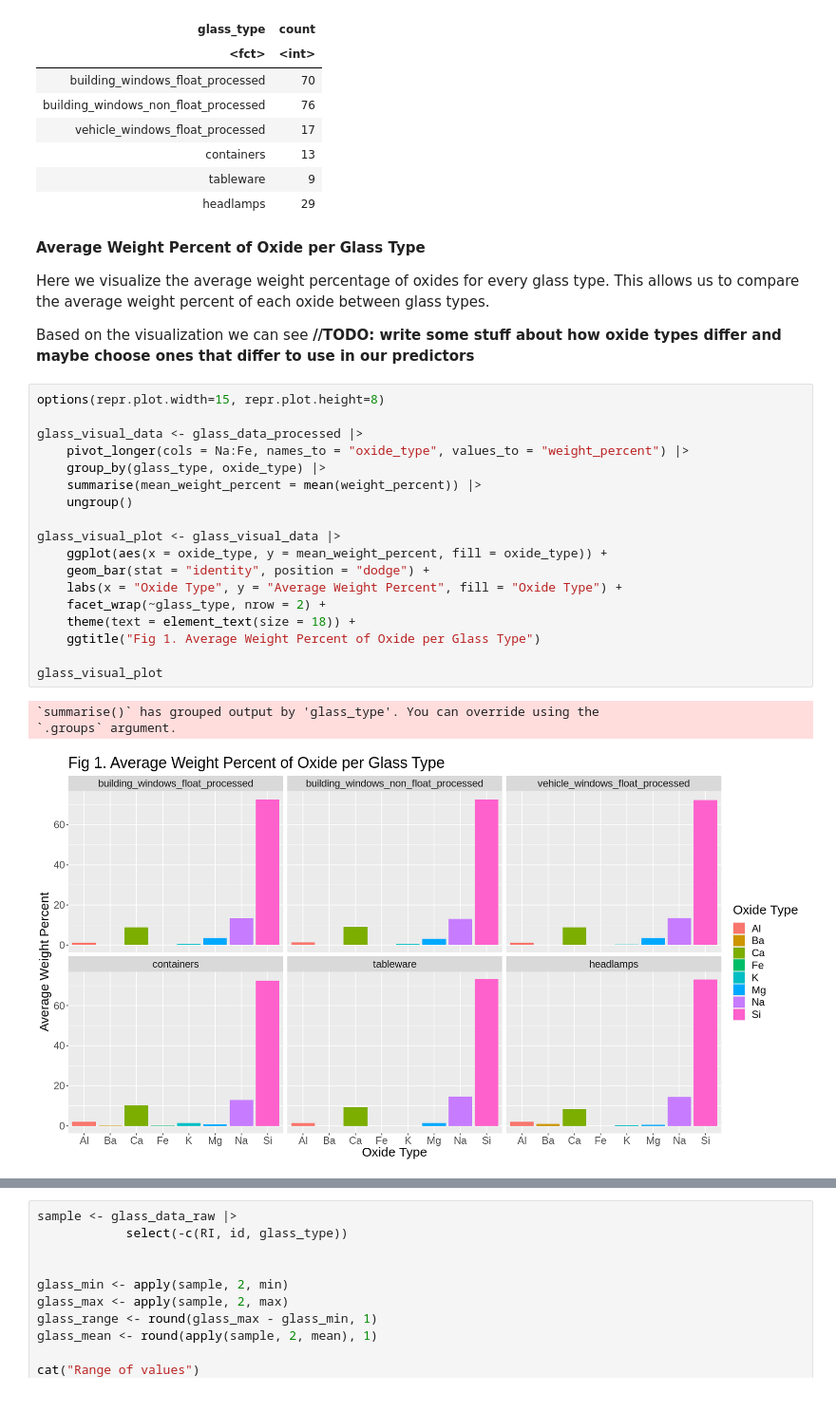
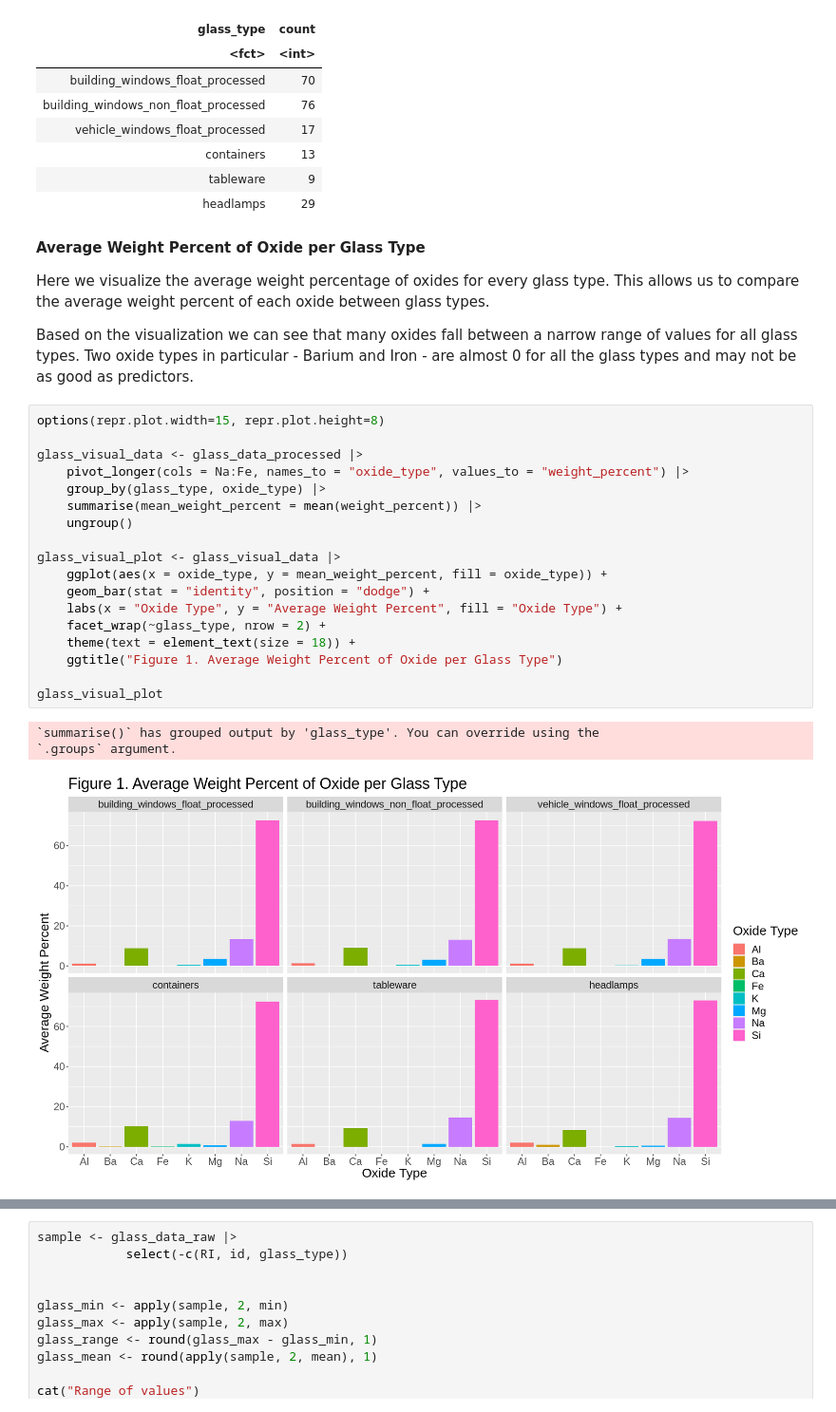
Before and after one commit to omairqazi29/DSCI100, a Jupyter notebook: Report.ipynb, the cells around one changed output, grey strips where cells are left out. Shown at 95% size. Saved outputs shown, nothing was run; the diff lists cells and outputs as text.

Commit message:
finished todos + grammatical edits + wrote more explanations in analysis

```diff
--- a/Report.ipynb
+++ b/Report.ipynb
@@ -132,27 +120,27 @@ A tibble: 6 × 2
 
 Here we visualize the average weight percentage of oxides for every glass type. This allows us to compare the average weight percent of each oxide between glass types.
 
-Based on the visualization we can see **//TODO: write some stuff about how oxide types differ and maybe choose ones that differ to use in our predictors**
+Based on the visualization we can see that many oxides fall between a narrow range of values for all glass types. Two oxide types in particular - Barium and Iron - are almost 0 for all the glass types and may not be as good as predictors.
 # %%
 options(repr.plot.width=15, repr.plot.height=8)
 
 glass_visual_data <- glass_data_processed |>
     pivot_longer(cols = Na:Fe, names_to = "oxide_type", values_to = "weight_percent") |>
     group_by(glass_type, oxide_type) |>
     summarise(mean_weight_percent = mean(weight_percent)) |>
     ungroup()
 
 glass_visual_plot <- glass_visual_data |>
     ggplot(aes(x = oxide_type, y = mean_weight_percent, fill = oxide_type)) +
     geom_bar(stat = "identity", position = "dodge") +
     labs(x = "Oxide Type", y = "Average Weight Percent", fill = "Oxide Type") +
     facet_wrap(~glass_type, nrow = 2) +
     theme(text = element_text(size = 18)) +
-    ggtitle("Fig 1. Average Weight Percent of Oxide per Glass Type")
+    ggtitle("Figure 1. Average Weight Percent of Oxide per Glass Type")
 
 glass_visual_plot
 # %% [output]
 `summarise()` has grouped output by 'glass_type'. You can override using the
 `.groups` argument.
-[figure, old version]
+[figure, new version]
 # %% [markdown]
```
Also changed, not shown: parts of 19 cells of this notebook.
